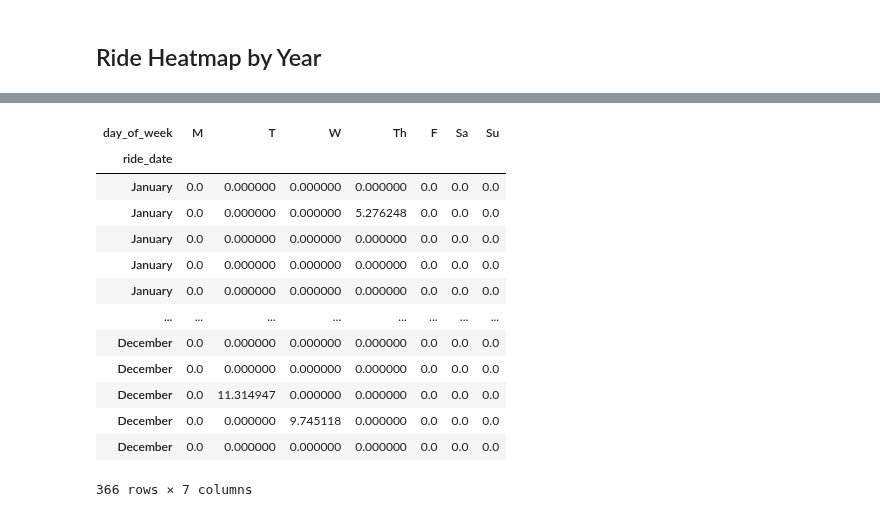
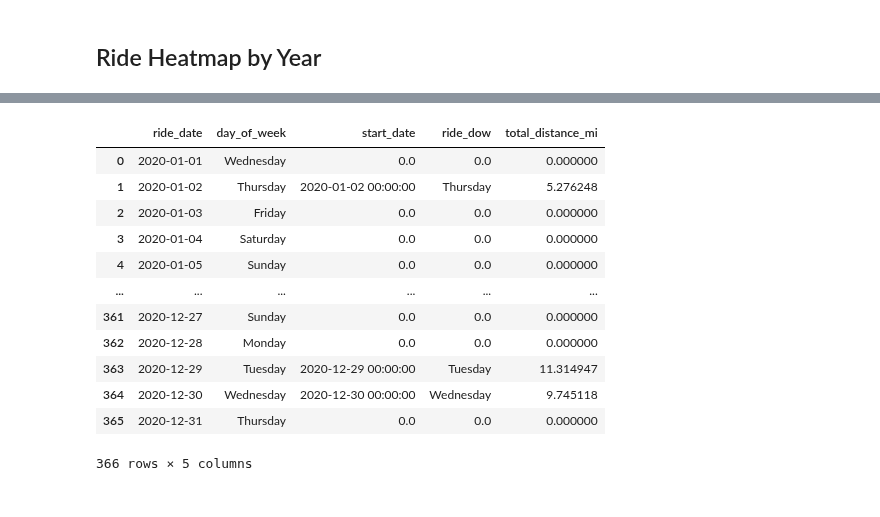
Before and after one commit to ericbauer55/bike-fitness-tracking, a Jupyter notebook: notebooks/1_Post_Enrichment_EDA/0_ride_summary_exploration.ipynb, the cells around one changed output, grey strips where cells are left out. Drawn from its saved outputs; the diff is of its cells as text; code cells hidden in the pictures.

```diff
--- a/notebooks/1_Post_Enrichment_EDA/0_ride_summary_exploration.ipynb
+++ b/notebooks/1_Post_Enrichment_EDA/0_ride_summary_exploration.ipynb
@@ -91,13 +75,14 @@ def get_year_activity_data_by_weekday(df:pd.DataFrame, filt_year:int, agg_column
     df_total_dates = all_year_dates.merge(df_grouped, how='left', left_on='ride_date', right_on='start_date').fillna(0.0)
     #df_total_dates['ride_date'] = df_total_dates['ride_date'].dt.date
 
+    return df_total_dates
+
     # Create a Pivot table for rides by date and dow
     days_order = ['Monday', 'Tuesday', 'Wednesday', 'Thursday', 'Friday', 'Saturday', 'Sunday']
     pivot_df = df_total_dates.pivot_table(index='ride_date', columns='day_of_week', values=agg_column, fill_value=0.0).reindex(columns=days_order)
     pivot_df= pivot_df.rename(columns={full:short for full,short in zip(days_order, ['M','T','W','Th','F','Sa','Su'])})
 
     pivot_df = pivot_df.reset_index()
-    pivot_df['ride_date'] = pivot_df['ride_date'].dt.month_name()
     return pivot_df
 # %%
 df_activity_2020 = get_year_activity_data_by_weekday(df, filt_year=2020)
@@ -106,20 +91,19 @@ df_activity_2022 = get_year_activity_data_by_weekday(df, filt_year=2022)
 df_activity_2023 = get_year_activity_data_by_weekday(df, filt_year=2023)
 df_activity_2024 = get_year_activity_data_by_weekday(df, filt_year=2024)
 # %%
-df_activity_2020.set_index('ride_date')
+df_activity_2020
 # %% [output]
-| day_of_week | M | T | W | Th | F | Sa | Su |
-| ride_date |  |  |  |  |  |  |  |
-| January | 0.0 | 0.000000 | 0.000000 | 0.000000 | 0.0 | 0.0 | 0.0 |
-| January | 0.0 | 0.000000 | 0.000000 | 5.276248 | 0.0 | 0.0 | 0.0 |
-| January | 0.0 | 0.000000 | 0.000000 | 0.000000 | 0.0 | 0.0 | 0.0 |
-| January | 0.0 | 0.000000 | 0.000000 | 0.000000 | 0.0 | 0.0 | 0.0 |
-| January | 0.0 | 0.000000 | 0.000000 | 0.000000 | 0.0 | 0.0 | 0.0 |
-| ... | ... | ... | ... | ... | ... | ... | ... |
-| December | 0.0 | 0.000000 | 0.000000 | 0.000000 | 0.0 | 0.0 | 0.0 |
-| December | 0.0 | 0.000000 | 0.000000 | 0.000000 | 0.0 | 0.0 | 0.0 |
-| December | 0.0 | 11.314947 | 0.000000 | 0.000000 | 0.0 | 0.0 | 0.0 |
-| December | 0.0 | 0.000000 | 9.745118 | 0.000000 | 0.0 | 0.0 | 0.0 |
-| December | 0.0 | 0.000000 | 0.000000 | 0.000000 | 0.0 | 0.0 | 0.0 |
+|  | ride_date | day_of_week | start_date | ride_dow | total_distance_mi |
+| 0 | 2020-01-01 | Wednesday | 0.0 | 0.0 | 0.000000 |
+| 1 | 2020-01-02 | Thursday | 2020-01-02 00:00:00 | Thursday | 5.276248 |
+| 2 | 2020-01-03 | Friday | 0.0 | 0.0 | 0.000000 |
+| 3 | 2020-01-04 | Saturday | 0.0 | 0.0 | 0.000000 |
+| 4 | 2020-01-05 | Sunday | 0.0 | 0.0 | 0.000000 |
+| ... | ... | ... | ... | ... | ... |
+| 361 | 2020-12-27 | Sunday | 0.0 | 0.0 | 0.000000 |
+| 362 | 2020-12-28 | Monday | 0.0 | 0.0 | 0.000000 |
+| 363 | 2020-12-29 | Tuesday | 2020-12-29 00:00:00 | Tuesday | 11.314947 |
+| 364 | 2020-12-30 | Wednesday | 2020-12-30 00:00:00 | Wednesday | 9.745118 |
+| 365 | 2020-12-31 | Thursday | 0.0 | 0.0 | 0.000000 |
-366 rows × 7 columns
+366 rows × 5 columns
 # %%
```
Also changed, not shown: parts of 10 cells of this notebook.
